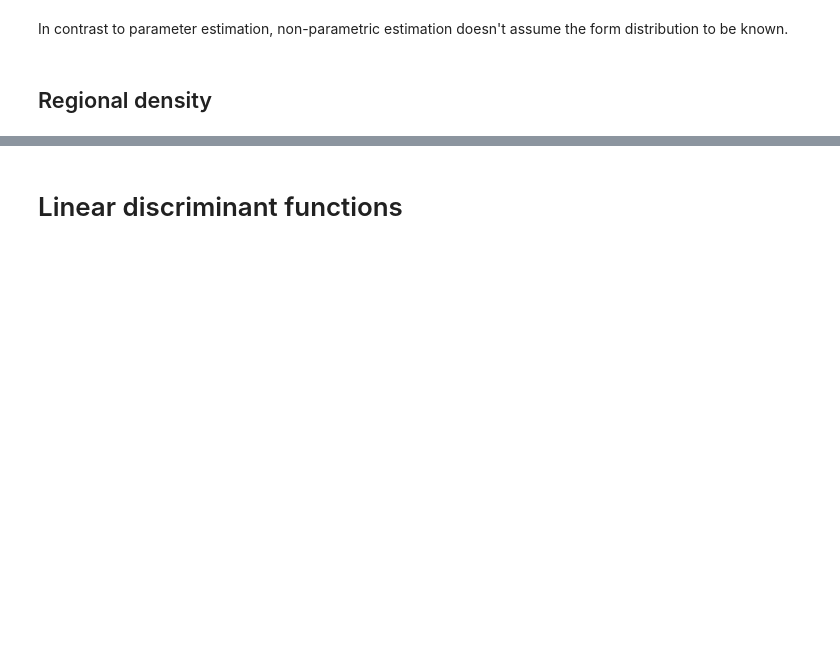
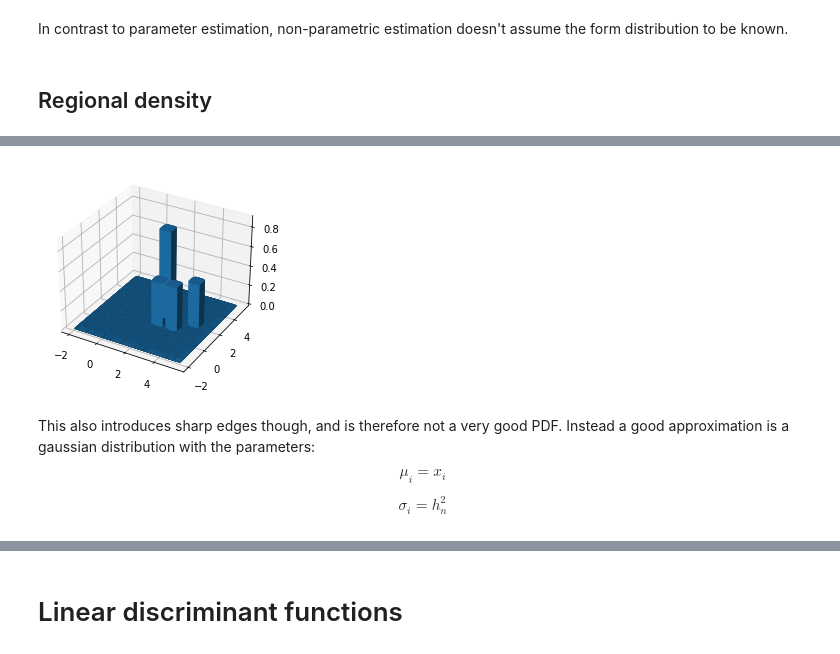
Before and after one commit to andreasnonslid/examPrepELE520, a Jupyter notebook: main.ipynb, the cells around one changed output, grey strips where cells are left out. Cells and saved outputs as stored; diff of their text form; code cells hidden in the pictures; blank space fills up the shorter version.

```diff
--- a/main.ipynb
+++ b/main.ipynb
@@ -225,0 +341,10 @@ In contrast to parameter estimation, non-parametric estimation doesn't assume th
+# %%
+barPlot3D(x,y,p[3],h_n[3])
+# %% [output]
+[figure, added]
+# %% [markdown]
+This also introduces sharp edges though, and is therefore not a very good PDF. Instead a good approximation is a gaussian distribution with the parameters:
+
+$$\mu_i=x_i$$
+
+$$\sigma_i=h_n^2$$
```
Also changed, not shown: parts of 23 cells of this notebook.
